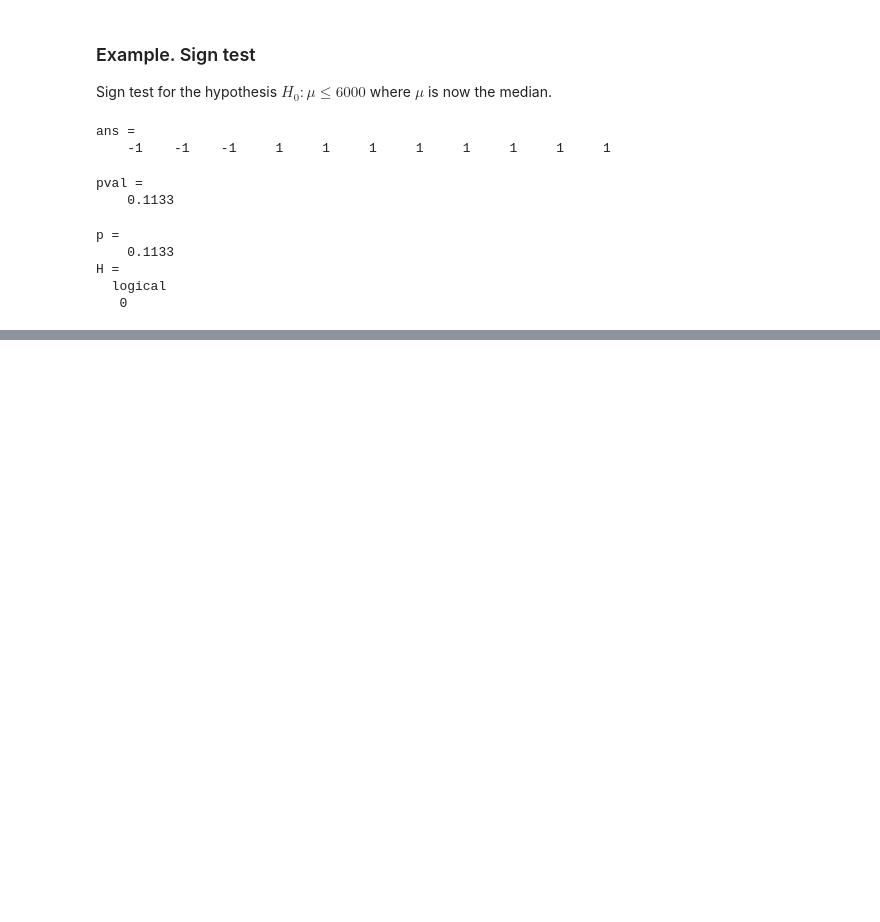
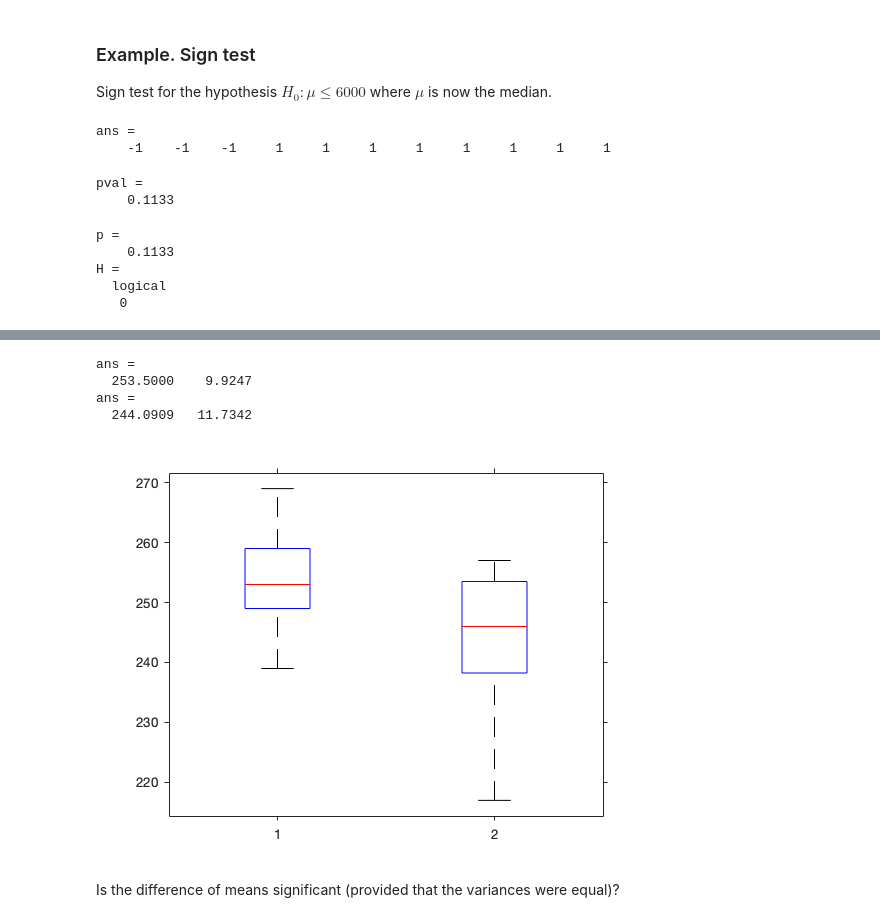
Before and after one commit to StaThin/statmat, a Jupyter notebook: jupyter/Chapter 4.ipynb, the cells around one changed output, grey strips where cells are left out. Saved outputs shown, nothing was run; the diff lists cells and outputs as text; code cells hidden in the pictures; blank space fills up the shorter version.

```diff
--- a/jupyter/Chapter 4.ipynb
+++ b/jupyter/Chapter 4.ipynb
@@ -242,0 +304,14 @@ H =
+# %%
+ambient= [254 252 239 240 250 256 267 249 259 269]';
+heated= [233 252 237 246 255 244 248 242 217 257 254]';
+[mean(ambient) std(ambient)]
+[mean(heated) std(heated)]
+boxplot([ambient; heated], [ones(10,1); ones(11,1)*2])
+# %% [output]
+ans =
+  253.5000    9.9247
+ans =
+  244.0909   11.7342
+[figure, added]
+# %% [markdown]
+Is the difference of means significant (provided that the variances were equal)?
```
Also changed, not shown: parts of 17 cells of this notebook.
